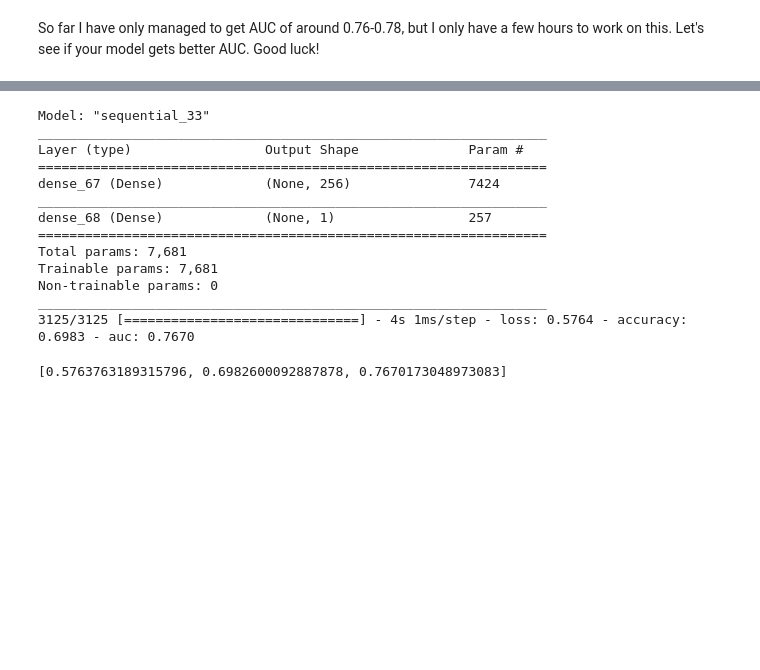
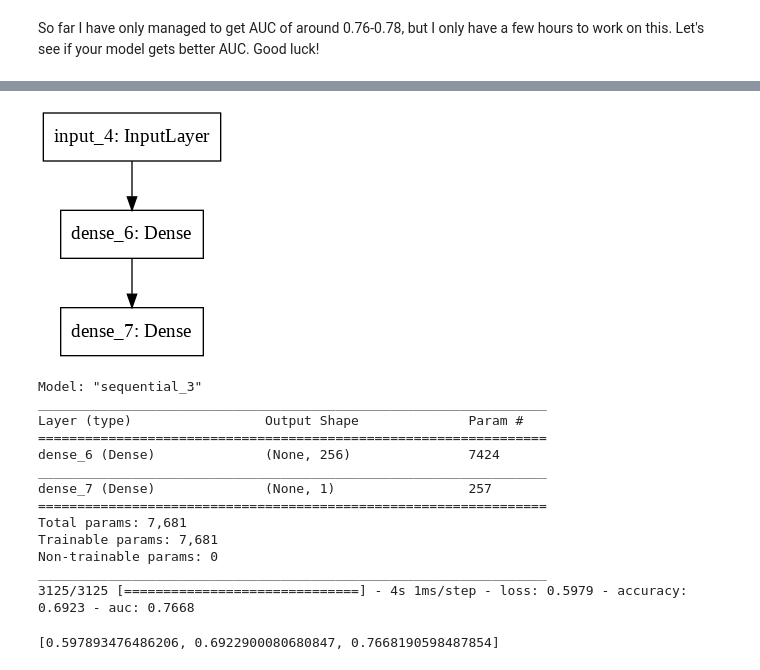
Before and after one commit to Kasidit-Beem/Kasidit-Beem, a Jupyter notebook: Higgs_tutorial_edit_comptl.ipynb, the cells around one changed output, grey strips where cells are left out. Drawn from its saved outputs; the diff is of its cells as text; code cells hidden in the pictures; blank space fills up the shorter version.

```diff
--- a/Higgs_tutorial_edit_comptl.ipynb
+++ b/Higgs_tutorial_edit_comptl.ipynb
@@ -675,19 +722,22 @@ So far I have only managed to get AUC of around 0.76-0.78, but I only have a few
+# %%
+tf.keras.utils.plot_model(model, "my_first_model.png")
+# %% [output]
+[figure, added]
 # %%
-modelRelu.summary()
-tf.keras.utils.plot_model(modelRelu, "my_first_model.png")
-modelRelu.evaluate(x_test,y_test,verbose=1)
+model.summary()
+model.evaluate(x_test,y_test,verbose=1)
 # %% [output]
-Model: "sequential_33"
+Model: "sequential_3"
 _________________________________________________________________
 Layer (type)                 Output Shape              Param #
 =================================================================
-dense_67 (Dense)             (None, 256)               7424
+dense_6 (Dense)              (None, 256)               7424
 _________________________________________________________________
-dense_68 (Dense)             (None, 1)                 257
+dense_7 (Dense)              (None, 1)                 257
 =================================================================
 Total params: 7,681
 Trainable params: 7,681
 Non-trainable params: 0
 _________________________________________________________________
-3125/3125 [==============================] - 4s 1ms/step - loss: 0.5764 - accuracy: 0.6983 - auc: 0.7670
+3125/3125 [==============================] - 4s 1ms/step - loss: 0.5979 - accuracy: 0.6923 - auc: 0.7668
-[0.5763763189315796, 0.6982600092887878, 0.7670173048973083]
+[0.597893476486206, 0.6922900080680847, 0.7668190598487854]
```
Also changed, not shown: parts of 4 cells of this notebook.
